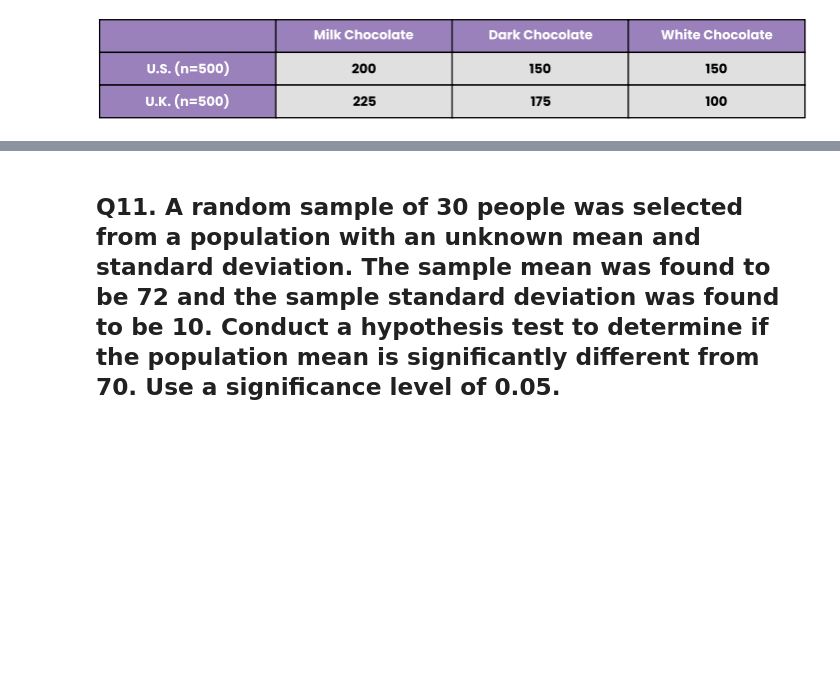
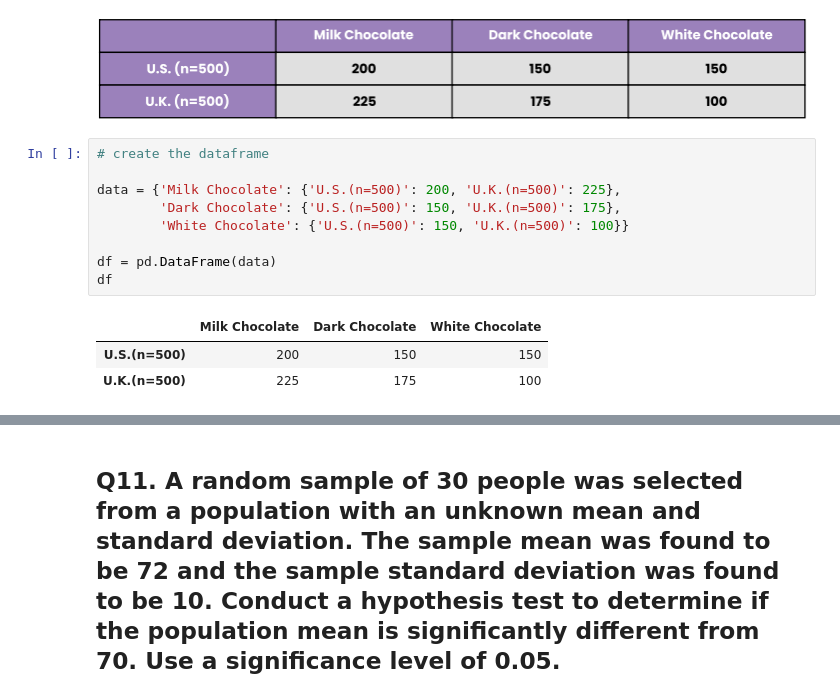
Before and after one commit to Sha-98/Data-Science-Masters, a Jupyter notebook: Statistics_Adv_05.ipynb, the cells around one changed output, grey strips where cells are left out. Drawn from its saved outputs; the diff is of its cells as text; blank space fills up the shorter version.

```diff
--- a/Statistics_Adv_05.ipynb
+++ b/Statistics_Adv_05.ipynb
@@ -319,3 +319,16 @@ We reject the Null Hypothesis. The observed distribution is not significantly di
 **Use a significance level of 0.01.**
 # %% [markdown]
 ![image.png](embedded-picture-1)
+# %%
+# create the dataframe
+
+data = {'Milk Chocolate': {'U.S.(n=500)': 200, 'U.K.(n=500)': 225},
+        'Dark Chocolate': {'U.S.(n=500)': 150, 'U.K.(n=500)': 175},
+        'White Chocolate': {'U.S.(n=500)': 150, 'U.K.(n=500)': 100}}
+
+df = pd.DataFrame(data)
+df
+# %% [output]
+|  | Milk Chocolate | Dark Chocolate | White Chocolate |
+| U.S.(n=500) | 200 | 150 | 150 |
+| U.K.(n=500) | 225 | 175 | 100 |
```
Also changed, not shown: parts of 4 cells of this notebook.
